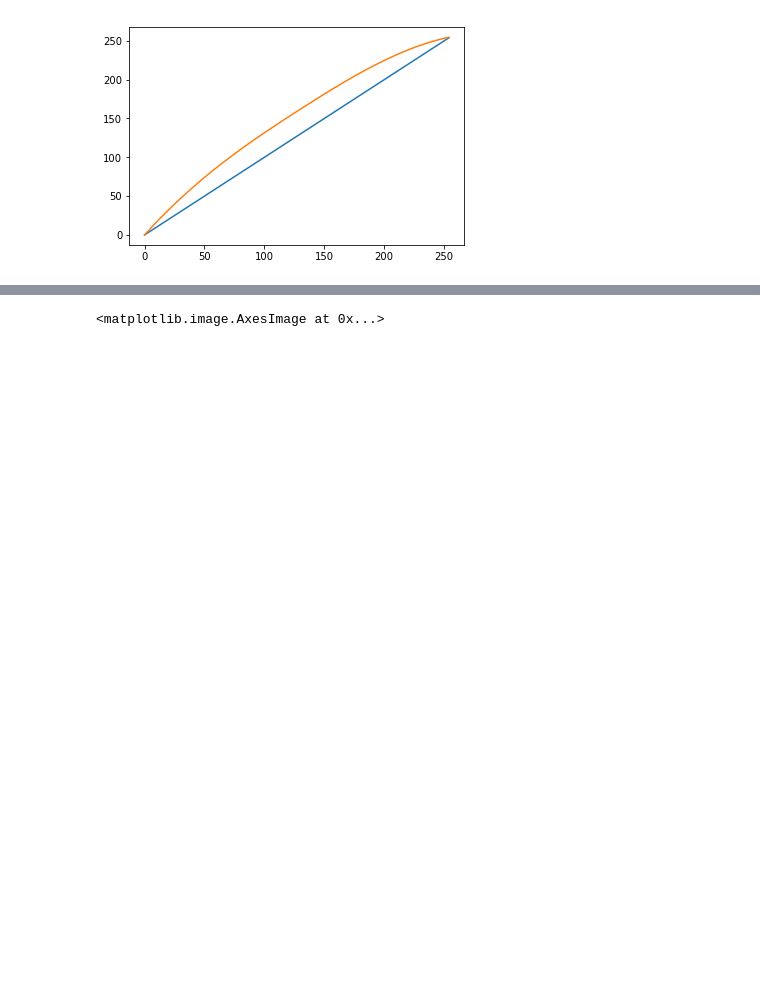
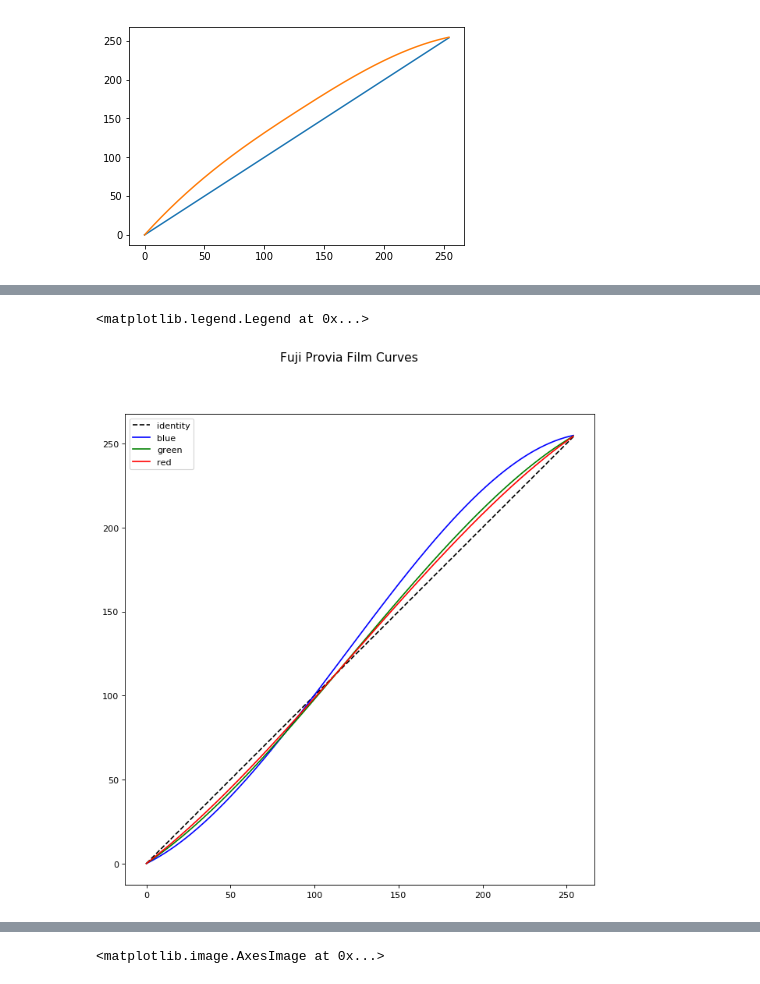
Before and after one commit to brillozon-code/opencv-notebooks, a Jupyter notebook: curves-bending-colorspace.ipynb, the cells around one changed output, grey strips where cells are left out. Saved outputs shown, nothing was run; the diff lists cells and outputs as text; code cells hidden in the pictures; blank space fills up the shorter version.

```diff
--- a/curves-bending-colorspace.ipynb
+++ b/curves-bending-colorspace.ipynb
@@ -139,0 +264,21 @@ class CrossProcessingFilter(BGRCurveFilter):
+# %%
+proviaPointsB = [(0,0),(35,25),(205,227),(255,255)]
+proviaPointsG = [(0,0),(27,21),(196,207),(255,255)]
+proviaPointsR = [(0,0),(59,54),(202,210),(255,255)]
+
+Bcurve = createCurve(proviaPointsB)
+Gcurve = createCurve(proviaPointsG)
+Rcurve = createCurve(proviaPointsR)
+
+x = np.arange(0,255,1)
+B = Bcurve(x); G = Gcurve(x); R = Rcurve(x)
+
+fig = plt.figure(figsize=(14,10),dpi=80)
+fig.suptitle('Fuji Provia Film Curves',fontsize=14)
+ax  = fig.add_subplot(111)
+ax.set_aspect('equal')
+ax.plot(x,x,'k--',x,B,'b-',x,G,'g-',x,R,'r-')
+ax.legend(['identity','blue','green','red'])
+# %% [output]
+<matplotlib.legend.Legend at 0x...>
+[figure, added]
```
Also changed, not shown: parts of 47 cells of this notebook, 1 other file.
